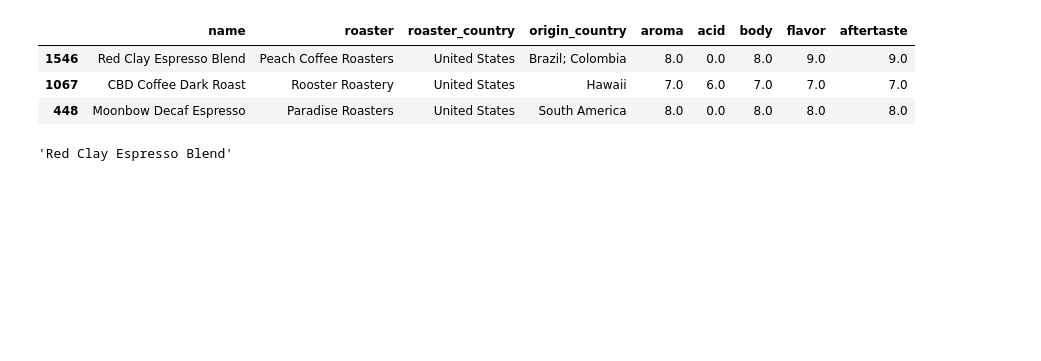
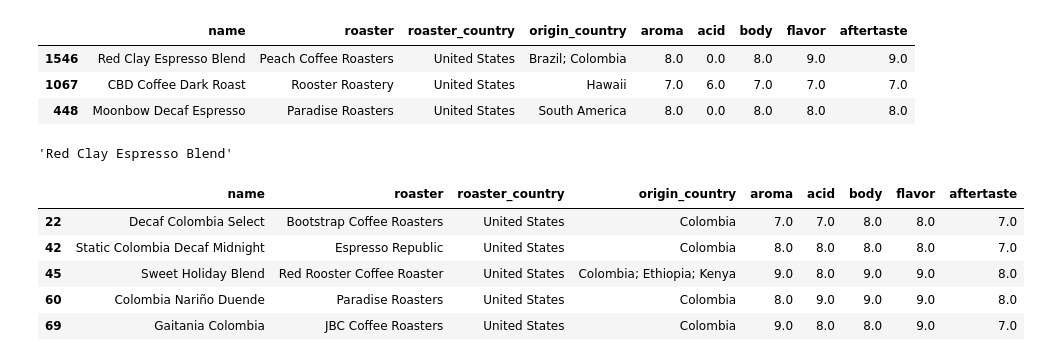
Before and after one commit to cindysoh/coffee_bean_recommender, a Jupyter notebook: code/Modeling.ipynb, the cells around one changed output. Drawn from its saved outputs; the diff is of its cells as text; code cells hidden in the pictures; blank space fills up the shorter version.

```diff
--- a/code/Modeling.ipynb
+++ b/code/Modeling.ipynb
@@ -235,3 +245,15 @@ rec = main_recommender(coffee, 'juicy sweet bright fruity', taste_input)
 rec['name'].iloc[0]
 # %% [output]
 'Red Clay Espresso Blend'
+# %%
+user_input = 'Colombia'
+dff = coffee[coffee['origin_country'].str.contains(user_input, na=False)]
+dff.loc[:, ['name','roaster','roaster_country','origin_country','aroma', 'acid', 'body',
+                                       'flavor', 'aftertaste']].head()
+# %% [output]
+|  | name | roaster | roaster_country | origin_country | aroma | acid | body | flavor | aftertaste |
+| 22 | Decaf Colombia Select | Bootstrap Coffee Roasters | United States | Colombia | 7.0 | 7.0 | 8.0 | 8.0 | 7.0 |
+| 42 | Static Colombia Decaf Midnight | Espresso Republic | United States | Colombia | 8.0 | 8.0 | 8.0 | 8.0 | 7.0 |
+| 45 | Sweet Holiday Blend | Red Rooster Coffee Roaster | United States | Colombia; Ethiopia; Kenya | 9.0 | 8.0 | 9.0 | 9.0 | 8.0 |
+| 60 | Colombia Nariño Duende | Paradise Roasters | United States | Colombia | 8.0 | 9.0 | 9.0 | 9.0 | 8.0 |
+| 69 | Gaitania Colombia | JBC Coffee Roasters | United States | Colombia | 9.0 | 8.0 | 8.0 | 9.0 | 7.0 |
```
Also changed, not shown: parts of 26 cells of this notebook.
